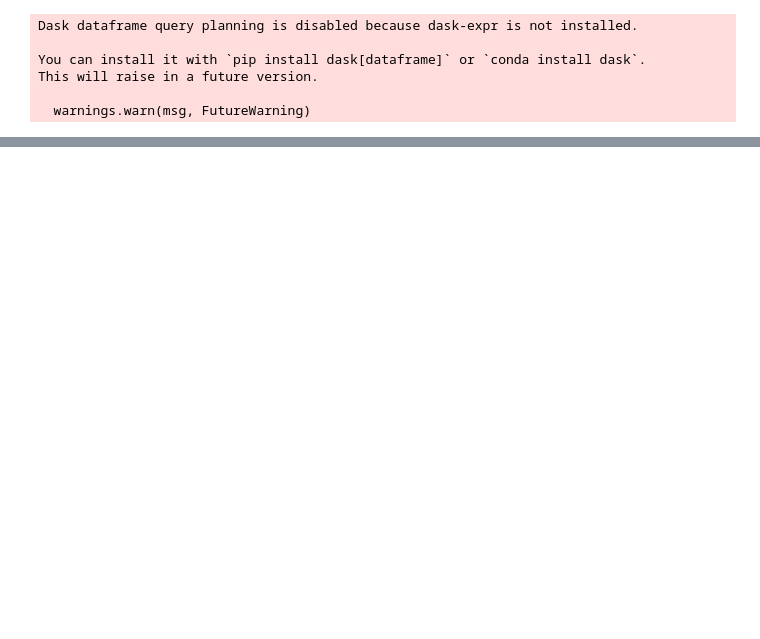
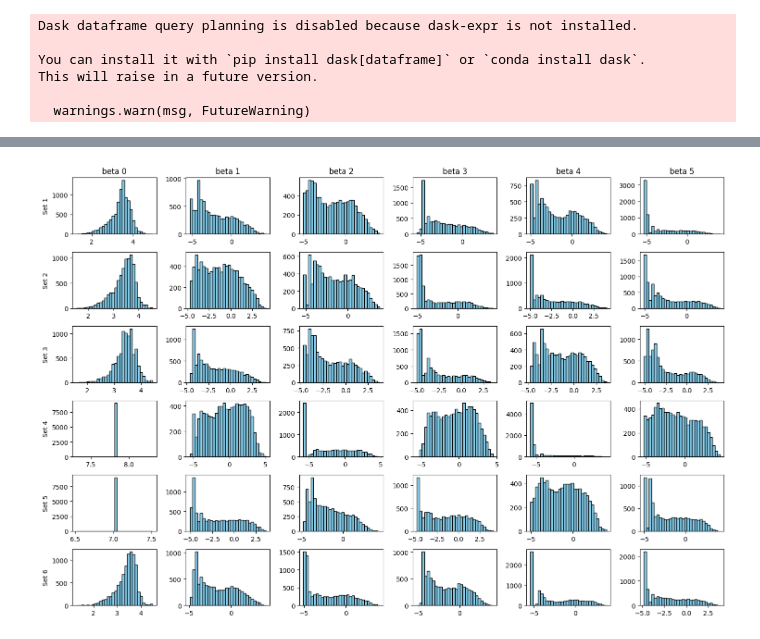
Before and after one commit to cccheryl0111/UROP, a Jupyter notebook: sampler/check.ipynb, the cells around one changed output, grey strips where cells are left out. Saved outputs shown, nothing was run; the diff lists cells and outputs as text; code cells hidden in the pictures; blank space fills up the shorter version.

```diff
--- a/sampler/check.ipynb
+++ b/sampler/check.ipynb
@@ -169,0 +154,25 @@ plt.show()
+# %%
+
+import numpy as np
+import matplotlib.pyplot as plt
+
+fig, axes = plt.subplots(6, 6, figsize=(15, 10))
+
+# Plot histogram for each parameter
+for i in range(6):
+    for j in range(6):
+        ax = axes[i, j]
+
+        # Plot histogram for the parameter in the current set
+        ax.hist(beta_MH[i, :, j][1000:], bins=30, color='skyblue', edgecolor='black')
+
+        # Set titles for clarity
+        if i == 0:
+            ax.set_title(f'beta {j}')
+        if j == 0:
+            ax.set_ylabel(f'Set {i + 1}')
+
+plt.tight_layout()
+plt.show()
+# %% [output]
+[figure, added]
```
Also changed, not shown: parts of 15 cells of this notebook.
